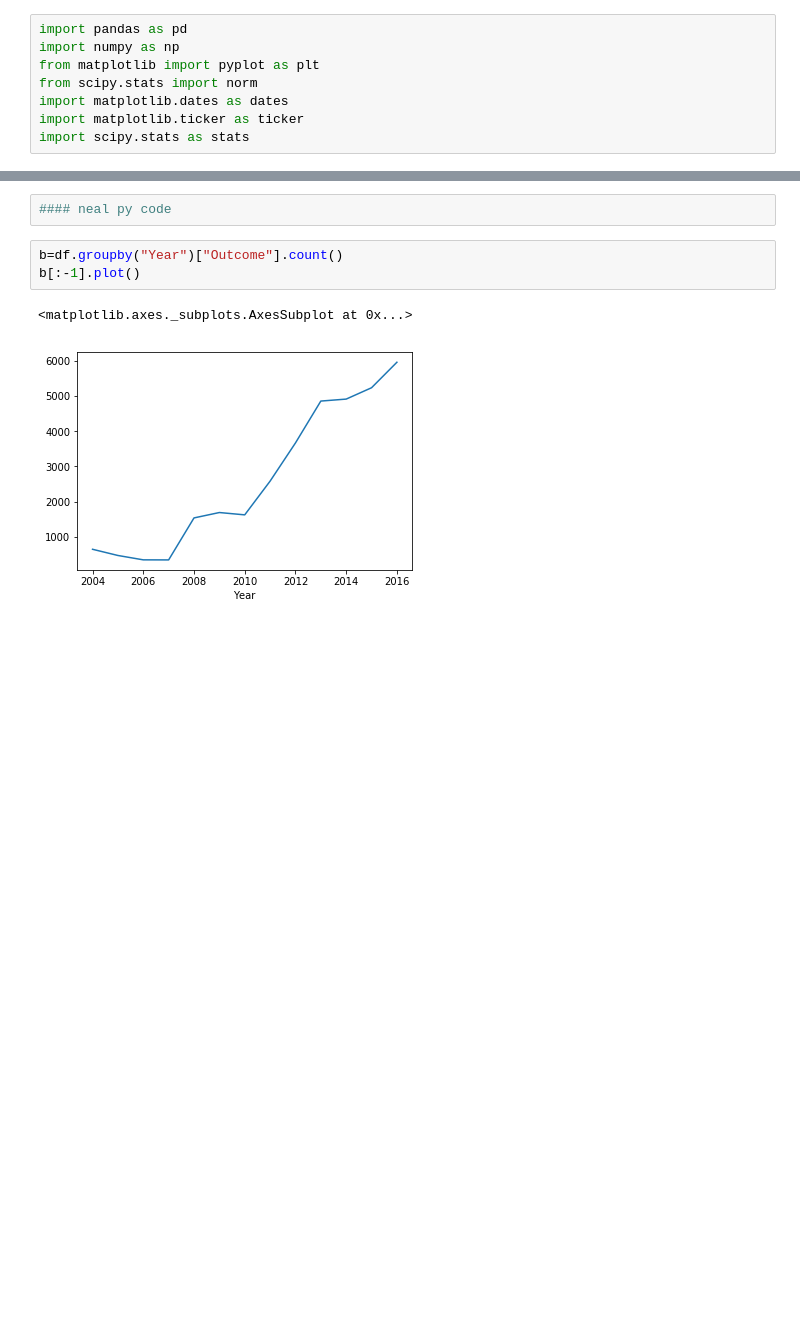
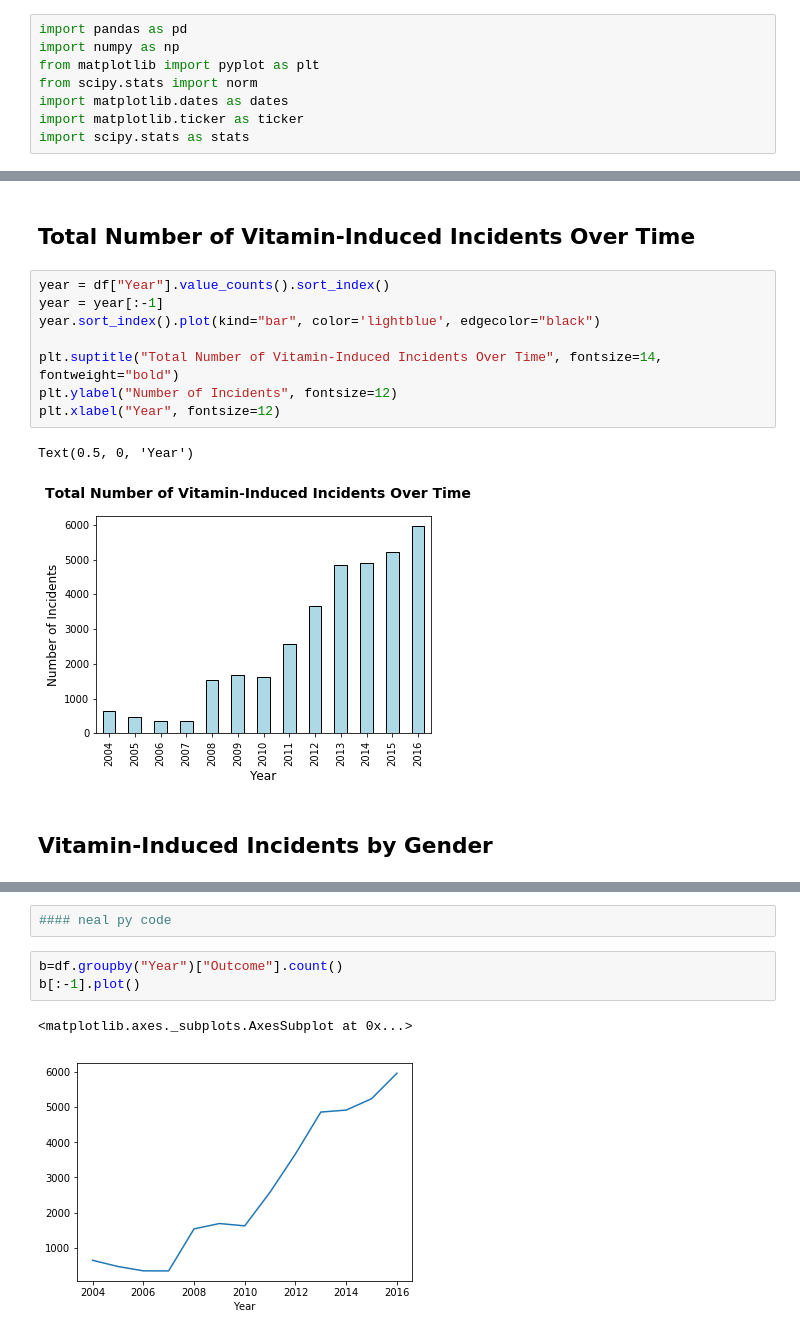
Before and after one commit to ying-li-python/Vita-Mine, a Jupyter notebook: PROJECT.ipynb, the cells around one changed output, grey strips where cells are left out. Drawn from its saved outputs; the diff is of its cells as text; blank space fills up the shorter version.

```diff
--- a/PROJECT.ipynb
+++ b/PROJECT.ipynb
@@ -16,0 +41,15 @@ df.tail(3)
+# %% [markdown]
+## Total Number of Vitamin-Induced Incidents Over Time
+# %%
+year = df["Year"].value_counts().sort_index()
+year = year[:-1]
+year.sort_index().plot(kind="bar", color='lightblue', edgecolor="black")
+
+plt.suptitle("Total Number of Vitamin-Induced Incidents Over Time", fontsize=14, fontweight="bold")
+plt.ylabel("Number of Incidents", fontsize=12)
+plt.xlabel("Year", fontsize=12)
+# %% [output]
+Text(0.5, 0, 'Year')
+[figure, added]
+# %% [markdown]
+## Vitamin-Induced Incidents by Gender
```
Also changed, not shown: parts of 10 cells of this notebook.
